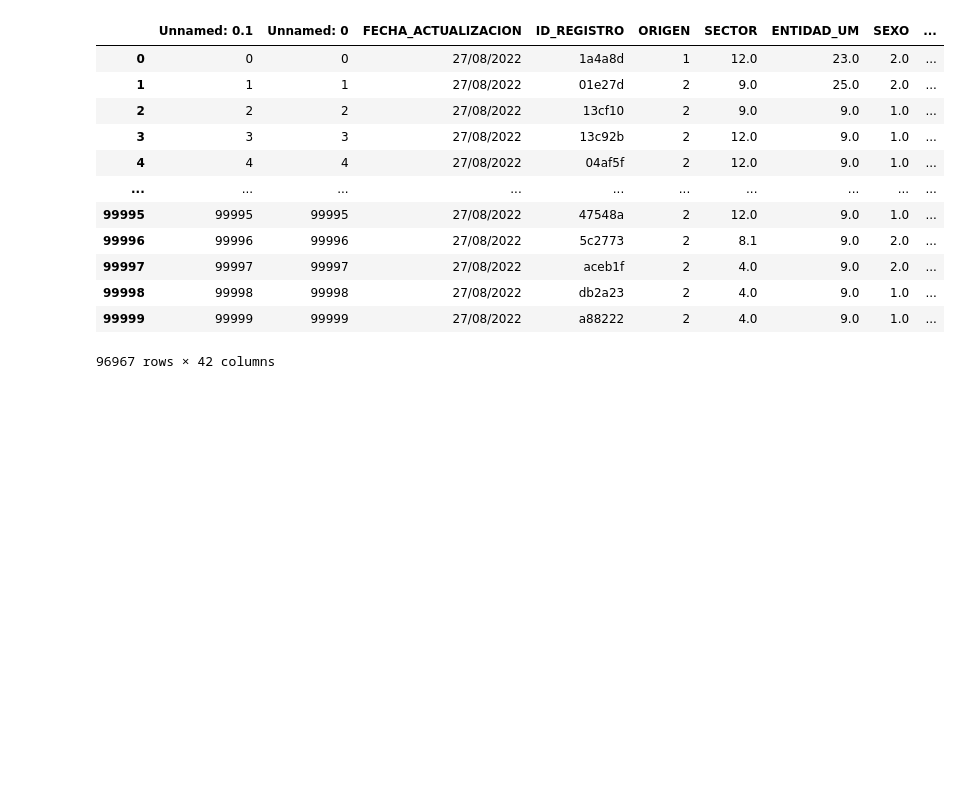
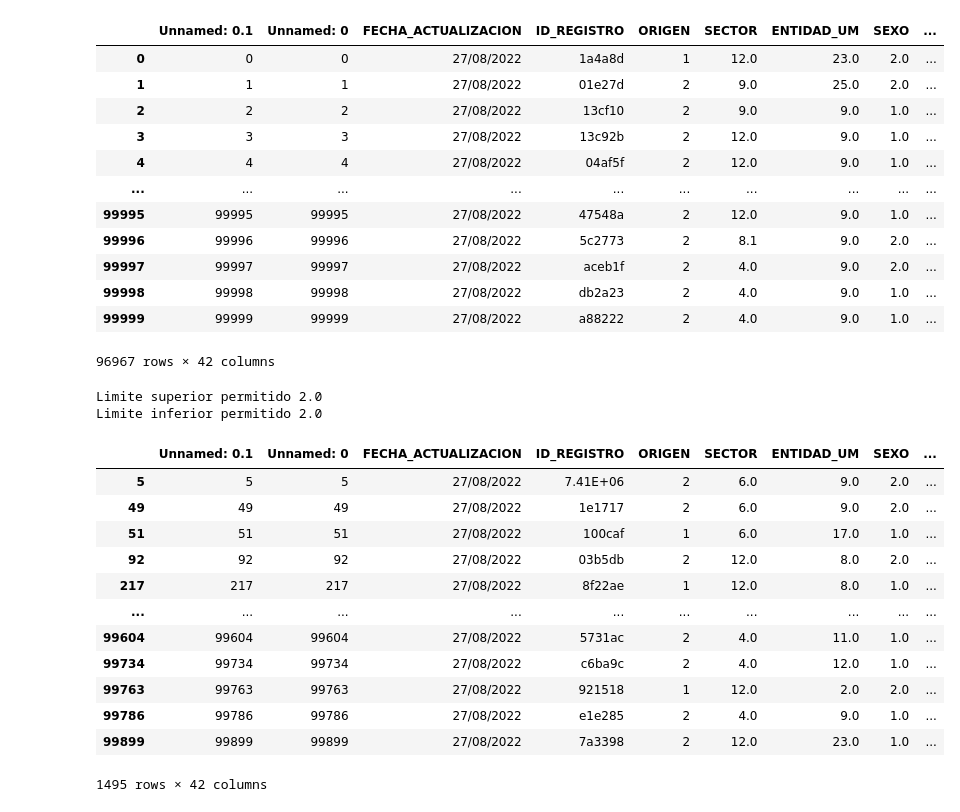
Before and after one commit to ElizabethCobos/Actividad4, a Jupyter notebook: Actividad4.ipynb, the cells around one changed output. Drawn from its saved outputs; the diff is of its cells as text; code cells hidden in the pictures; blank space fills up the shorter version.

Commit message:
Outlier Neumonia

```diff
--- a/Actividad4.ipynb
+++ b/Actividad4.ipynb
@@ -781,3 +781,37 @@ data_clean_iqr
 | 99998 | 99998 | 99998 | 27/08/2022 | db2a23 | 2 | 4.0 | 9.0 | 1.0 | ... |
 | 99999 | 99999 | 99999 | 27/08/2022 | a88222 | 2 | 4.0 | 9.0 | 1.0 | ... |
 96967 rows × 42 columns
+# %%
+#NEUMONIA
+#Método aplicando Cuartiles. Encuentro cuartiles 0.25 y 0.75
+y=data_fil["NEUMONIA"]
+
+percentile25=y.quantile(0.25) #Q1
+percentile75=y.quantile(0.75) #Q3
+iqr= percentile75 - percentile25
+
+Limite_Superior_iqr= percentile75 + 1.5*iqr
+Limite_Inferior_iqr= percentile25 - 1.5*iqr
+print("Limite superior permitido", Limite_Superior_iqr)
+print("Limite inferior permitido", Limite_Inferior_iqr)
+# %% [output]
+Limite superior permitido 2.0
+Limite inferior permitido 2.0
+# %%
+#Encontramos Outliers
+outliers_iqr= data_fil[(y>Limite_Superior_iqr)|(y<Limite_Inferior_iqr)]
+outliers_iqr
+# %% [output]
+|  | Unnamed: 0.1 | Unnamed: 0 | FECHA_ACTUALIZACION | ID_REGISTRO | ORIGEN | SECTOR | ENTIDAD_UM | SEXO | ... |
+| 5 | 5 | 5 | 27/08/2022 | 7.41E+06 | 2 | 6.0 | 9.0 | 2.0 | ... |
+| 49 | 49 | 49 | 27/08/2022 | 1e1717 | 2 | 6.0 | 9.0 | 2.0 | ... |
+| 51 | 51 | 51 | 27/08/2022 | 100caf | 1 | 6.0 | 17.0 | 1.0 | ... |
+| 92 | 92 | 92 | 27/08/2022 | 03b5db | 2 | 12.0 | 8.0 | 2.0 | ... |
+| 217 | 217 | 217 | 27/08/2022 | 8f22ae | 1 | 12.0 | 8.0 | 1.0 | ... |
+| ... | ... | ... | ... | ... | ... | ... | ... | ... | ... |
+| 99604 | 99604 | 99604 | 27/08/2022 | 5731ac | 2 | 4.0 | 11.0 | 1.0 | ... |
+| 99734 | 99734 | 99734 | 27/08/2022 | c6ba9c | 2 | 4.0 | 12.0 | 1.0 | ... |
+| 99763 | 99763 | 99763 | 27/08/2022 | 921518 | 1 | 12.0 | 2.0 | 2.0 | ... |
+| 99786 | 99786 | 99786 | 27/08/2022 | e1e285 | 2 | 4.0 | 9.0 | 1.0 | ... |
+| 99899 | 99899 | 99899 | 27/08/2022 | 7a3398 | 2 | 12.0 | 23.0 | 1.0 | ... |
+1495 rows × 42 columns
```
Also changed, not shown: parts of 1 cell of this notebook.
